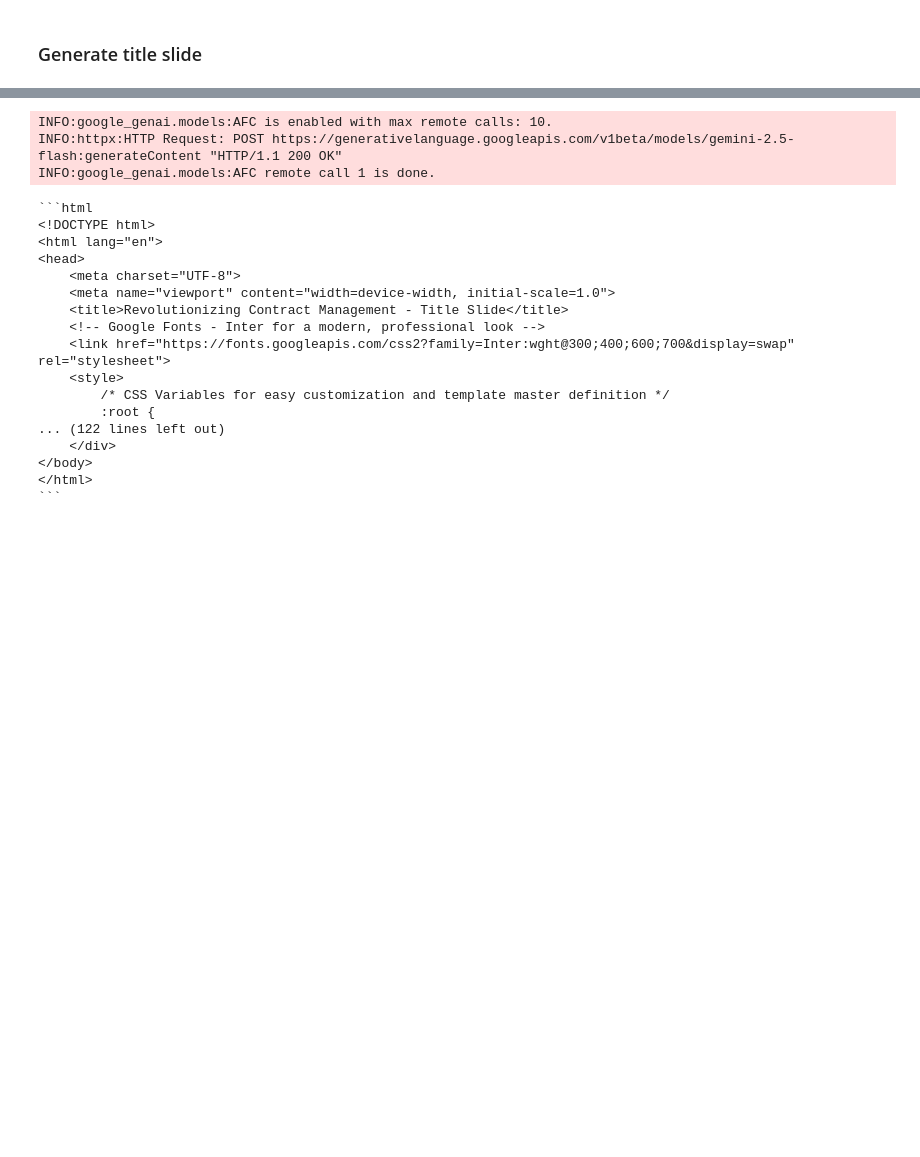
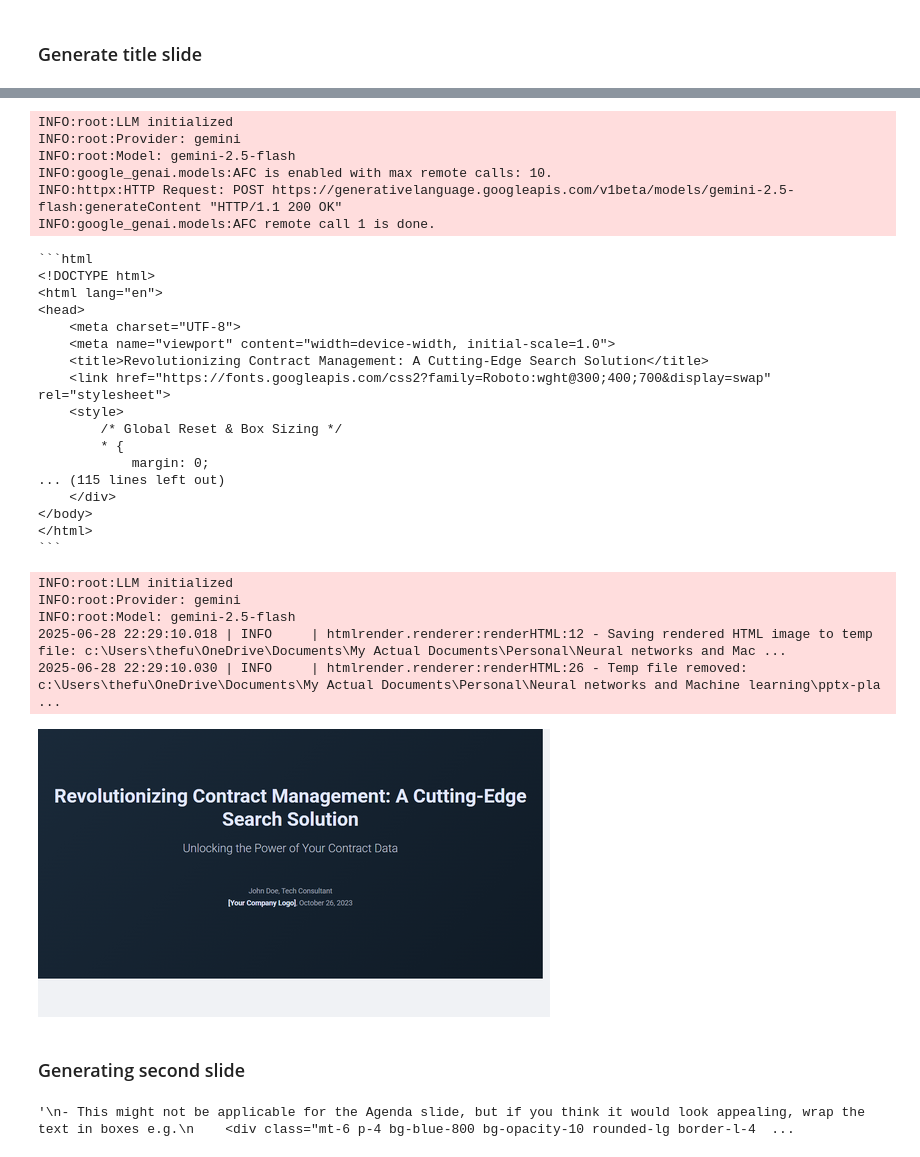
Before and after one commit to L33T-Snack3r/pptx-planner, a Jupyter notebook: experimentation/html_generation_prototyping.ipynb, the cells around one changed output, grey strips where cells are left out. Saved outputs shown, nothing was run; the diff lists cells and outputs as text; code cells hidden in the pictures; blank space fills up the shorter version.

Commit message:
prompt engineering

```diff
--- a/experimentation/html_generation_prototyping.ipynb
+++ b/experimentation/html_generation_prototyping.ipynb
@@ -342,9 +535,13 @@ Take into consideration the following points:
 **Your Name/Title:** [Your Name], Tech Consultant
 **Company Logo/Date:** [Your Company Logo], [Date]
 # %%
+llm = LLM(provider="gemini", model="gemini-2.5-flash")
 title_slide_html_response = llm.call(query=title_slide_prompt)['text']
 print(title_slide_html_response)
 # %% [output]
+INFO:root:LLM initialized
+INFO:root:Provider: gemini
+INFO:root:Model: gemini-2.5-flash
 INFO:google_genai.models:AFC is enabled with max remote calls: 10.
 INFO:httpx:HTTP Request: POST https://generativelanguage.googleapis.com/v1beta/models/gemini-2.5-flash:generateContent "HTTP/1.1 200 OK"
 INFO:google_genai.models:AFC remote call 1 is done.
@@ -354,13 +551,13 @@ INFO:google_genai.models:AFC remote call 1 is done.
 <head>
     <meta charset="UTF-8">
     <meta name="viewport" content="width=device-width, initial-scale=1.0">
-    <title>Revolutionizing Contract Management - Title Slide</title>
-    <!-- Google Fonts - Inter for a modern, professional look -->
-    <link href="https://fonts.googleapis.com/css2?family=Inter:wght@300;400;600;700&display=swap" rel="stylesheet">
+    <title>Revolutionizing Contract Management: A Cutting-Edge Search Solution</title>
+    <link href="https://fonts.googleapis.com/css2?family=Roboto:wght@300;400;700&display=swap" rel="stylesheet">
     <style>
-        /* CSS Variables for easy customization and template master definition */
-        :root {
-... (122 lines left out)
+        /* Global Reset & Box Sizing */
+        * {
+            margin: 0;
+... (115 lines left out)
     </div>
 </body>
 </html>
@@ -388,0 +744,33 @@ def reviewer(review_prompt, html_txt, html_image):
+# %%
+llm = LLM(provider="gemini", model="gemini-2.5-flash")
+rndr = HTMLRenderer()
+
+html_txt = find_text_in_between_tags(title_slide_html_response, start_tag="<!DOCTYPE html>", end_tag="</html>", inclusive=True)
+html_img = rndr.renderHTML(html_str=html_txt, resize=True, resize_ratio=0.4)
+display(html_img)
+# review_response = reviewer(review_prompt_template=slide_review_prompt,
+#                            html_txt=html_txt,
+#                            html_image=html_img,
+#                            llm=llm
+#                            )
+# html_img2 = rndr.renderHTML(html_str=review_response['html_code'], resize=True, resize_ratio=0.4)
+# display(html_img2)
+# title_slide_html = review_response['html_code']
+title_slide_html = html_txt
+# %% [output]
+INFO:root:LLM initialized
+INFO:root:Provider: gemini
+INFO:root:Model: gemini-2.5-flash
+2025-06-28 22:29:10.018 | INFO     | htmlrender.renderer:renderHTML:12 - Saving rendered HTML image to temp file: c:\Users\thefu\OneDrive\Documents\My Actual Documents\Personal\Neural networks and Mac ...
+2025-06-28 22:29:10.030 | INFO     | htmlrender.renderer:renderHTML:26 - Temp file removed: c:\Users\thefu\OneDrive\Documents\My Actual Documents\Personal\Neural networks and Machine learning\pptx-pla ...
+[figure, added]
+# %% [markdown]
+### Generating second slide
+# %%
+"""
+- This might not be applicable for the Agenda slide, but if you think it would look appealing, wrap the text in boxes e.g.
+    <div class="mt-6 p-4 bg-blue-800 bg-opacity-10 rounded-lg border-l-4 border-blue-800">
+    or <div class="bg-blue-50 rounded-lg p-5 border border-blue-200"> just for reference.
+"""
+# %% [output]
+'\n- This might not be applicable for the Agenda slide, but if you think it would look appealing, wrap the text in boxes e.g.\n    <div class="mt-6 p-4 bg-blue-800 bg-opacity-10 rounded-lg border-l-4  ...
```
Also changed, not shown: parts of 11 cells of this notebook, 4 other files.
